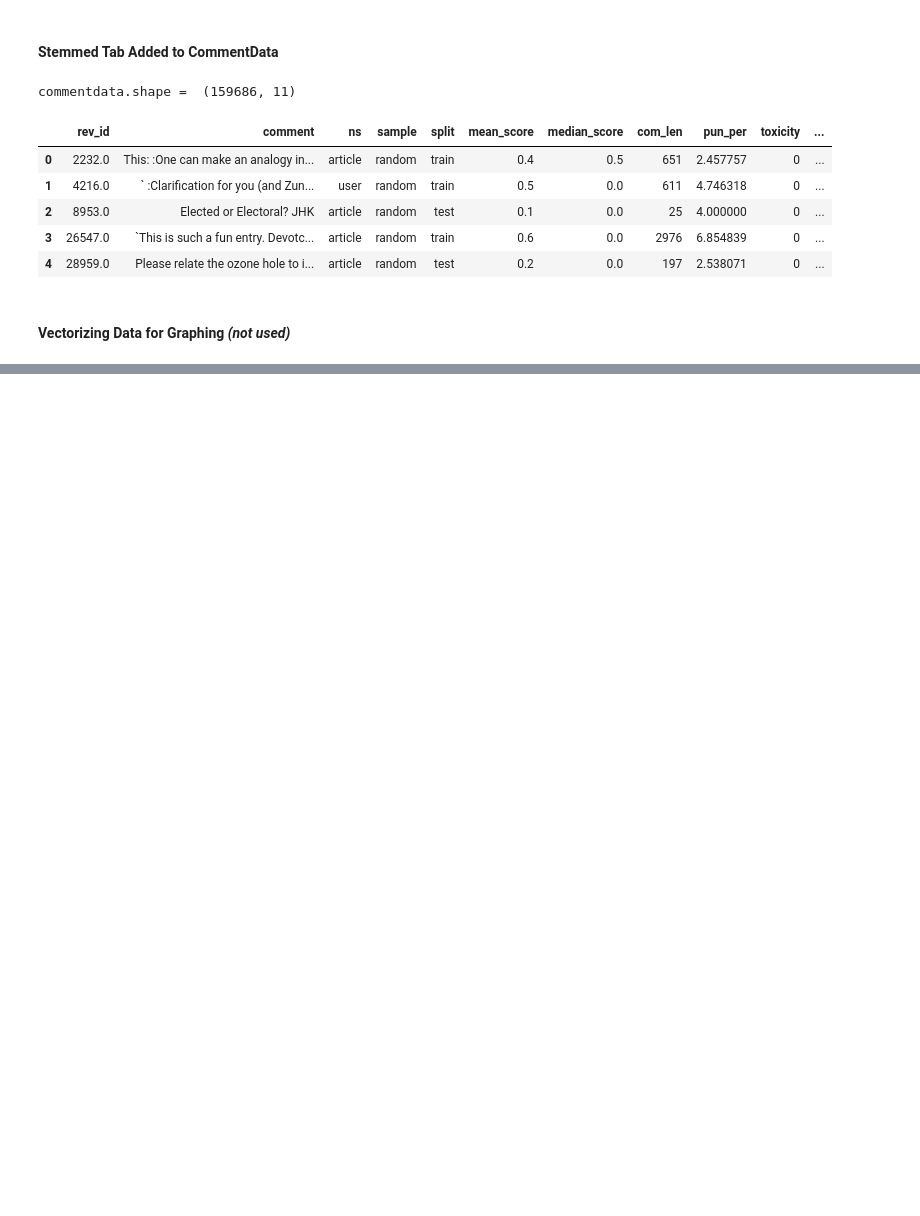
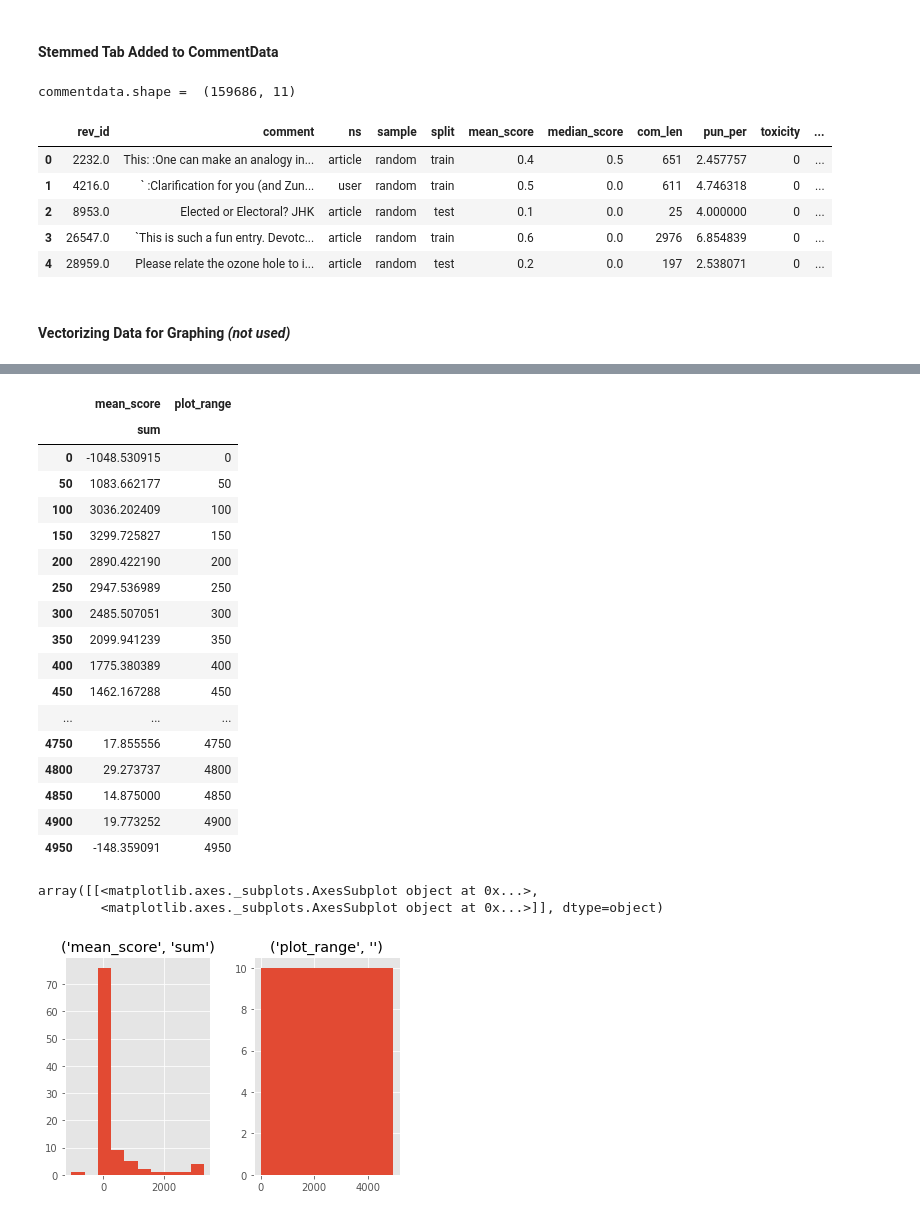
Before and after one commit to kimrharper/data_science_nltk, a Jupyter notebook: Language_Analysis.ipynb, the cells around one changed output, grey strips where cells are left out. Saved outputs shown, nothing was run; the diff lists cells and outputs as text; code cells hidden in the pictures; blank space fills up the shorter version.

```diff
--- a/Language_Analysis.ipynb
+++ b/Language_Analysis.ipynb
@@ -294,0 +303,14 @@ ex.scatter_plots("com_len","median_score")
+# %%
+scatterdata = commentdata.copy()
+scatterdata.drop(['ns','sample','split','toxicity','stemmed','comment','rev_id','pun_per','median_score'], axis=1, inplace=True)
+
+range_array = []
+for i in range(0,5050,50):
+    range_array.append(i)
+scatterdata['new_range'] = pd.cut(scatterdata['com_len'],bins=range_array)
+scatterdata = scatterdata.sort_values(by=['new_range'])
+
+scatterdata = scatterdata.groupby(['new_range']).agg(['sum'])
+scatterdata = scatterdata.drop(('com_len', 'sum'), axis=1)
+list(scatterdata)
+display(scatterdata)
@@ -294,0 +337,28 @@ ex.scatter_plots("com_len","median_score")
+# %%
+scatterdata.index = range_array[:-1]
+scatterdata['plot_range'] = scatterdata.index
+
+display(scatterdata)
+scatterdata.hist()
+# %% [output]
+|  | mean_score | plot_range |
+|  | sum |  |
+| 0 | -1048.530915 | 0 |
+| 50 | 1083.662177 | 50 |
+| 100 | 3036.202409 | 100 |
+| 150 | 3299.725827 | 150 |
+| 200 | 2890.422190 | 200 |
+| 250 | 2947.536989 | 250 |
+| 300 | 2485.507051 | 300 |
+| 350 | 2099.941239 | 350 |
+| 400 | 1775.380389 | 400 |
+| 450 | 1462.167288 | 450 |
+| ... | ... | ... |
+| 4750 | 17.855556 | 4750 |
+| 4800 | 29.273737 | 4800 |
+| 4850 | 14.875000 | 4850 |
+| 4900 | 19.773252 | 4900 |
+| 4950 | -148.359091 | 4950 |
+array([[<matplotlib.axes._subplots.AxesSubplot object at 0x...>,
+        <matplotlib.axes._subplots.AxesSubplot object at 0x...>]], dtype=object)
+[figure, added]
```
Also changed, not shown: parts of 15 cells of this notebook.
